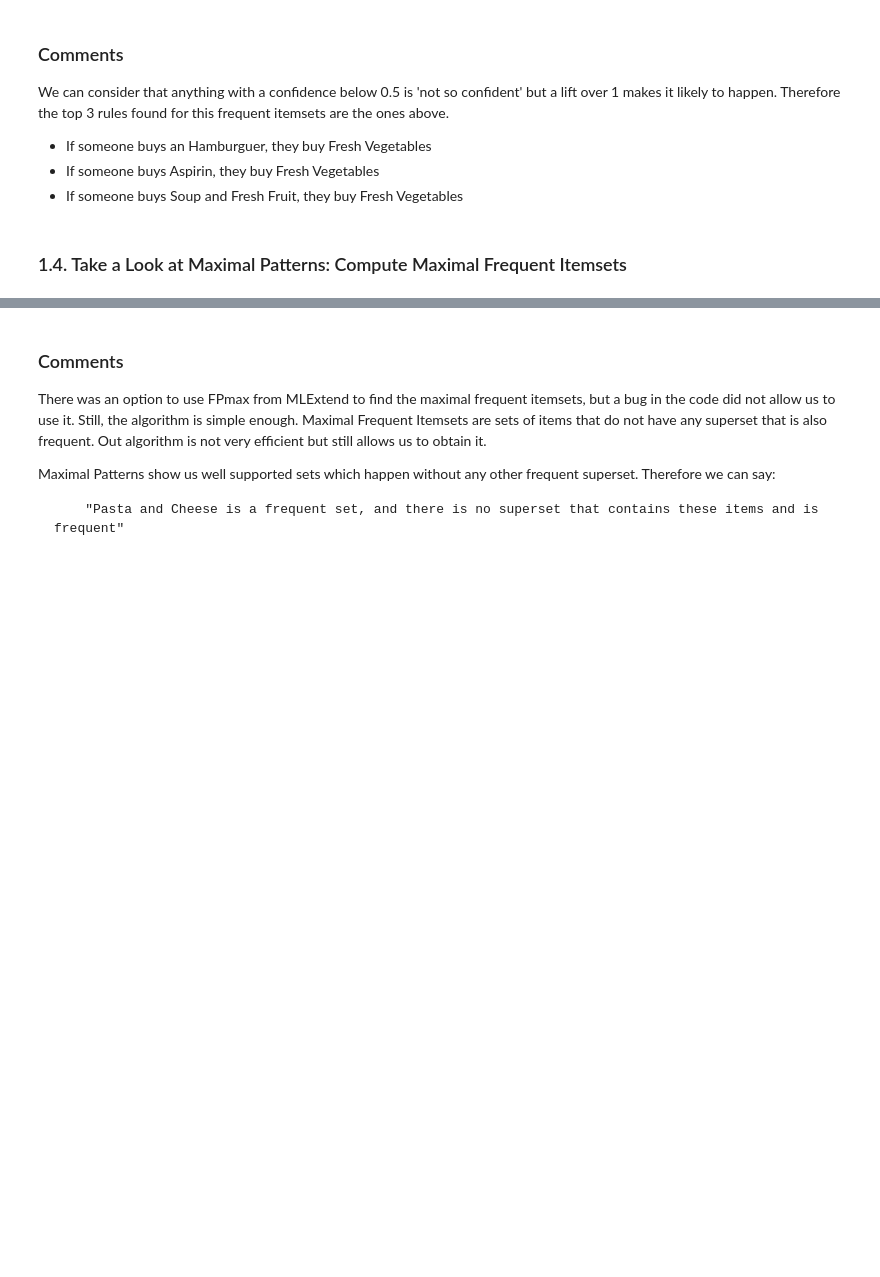
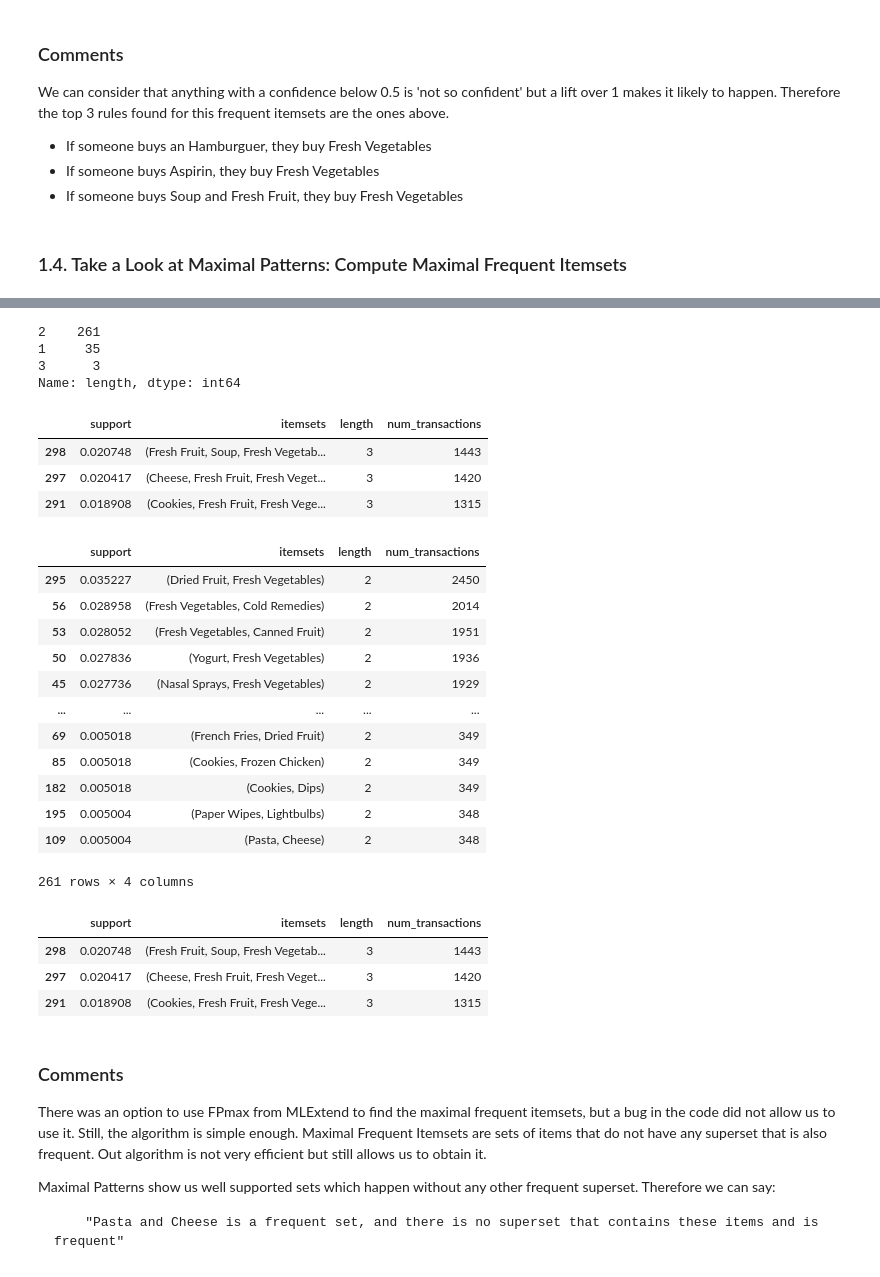
Before and after one commit to Gustavo-SF/DataMining-Project-1, a Jupyter notebook: PD_201920_Project.ipynb, the cells around one changed output, grey strips where cells are left out. Cells and saved outputs as stored; diff of their text form; code cells hidden in the pictures; blank space fills up the shorter version.

```diff
--- a/PD_201920_Project.ipynb
+++ b/PD_201920_Project.ipynb
@@ -366,3 +377,46 @@ maximal_itemsets
+# %%
+from mlxtend.frequent_patterns import fpmax
+maximal_frequent_itemsets = fpmax(df_te, min_support=X, use_colnames=True)
+maximal_frequent_itemsets['length'] = maximal_frequent_itemsets['itemsets'].apply(lambda x: len(x))
+maximal_frequent_itemsets['num_transactions'] = [round(s*len(itemset)) for s in maximal_frequent_itemsets['support']]
+maximal_frequent_itemsets = maximal_frequent_itemsets.sort_values('support',ascending = False)
+# %%
+maximal_frequent_itemsets['length'].value_counts()
+# %% [output]
+2    261
+1     35
+3      3
+Name: length, dtype: int64
+# %%
+maximal_frequent_itemsets[maximal_frequent_itemsets['length']==3]
+# %% [output]
+|  | support | itemsets | length | num_transactions |
+| 298 | 0.020748 | (Fresh Fruit, Soup, Fresh Vegetab... | 3 | 1443 |
+| 297 | 0.020417 | (Cheese, Fresh Fruit, Fresh Veget... | 3 | 1420 |
+| 291 | 0.018908 | (Cookies, Fresh Fruit, Fresh Vege... | 3 | 1315 |
+# %%
+maximal_frequent_itemsets[maximal_frequent_itemsets['length'] == 2]
+# %% [output]
+|  | support | itemsets | length | num_transactions |
+| 295 | 0.035227 | (Dried Fruit, Fresh Vegetables) | 2 | 2450 |
+| 56 | 0.028958 | (Fresh Vegetables, Cold Remedies) | 2 | 2014 |
+| 53 | 0.028052 | (Fresh Vegetables, Canned Fruit) | 2 | 1951 |
+| 50 | 0.027836 | (Yogurt, Fresh Vegetables) | 2 | 1936 |
+| 45 | 0.027736 | (Nasal Sprays, Fresh Vegetables) | 2 | 1929 |
+| ... | ... | ... | ... | ... |
+| 69 | 0.005018 | (French Fries, Dried Fruit) | 2 | 349 |
+| 85 | 0.005018 | (Cookies, Frozen Chicken) | 2 | 349 |
+| 182 | 0.005018 | (Cookies, Dips) | 2 | 349 |
+| 195 | 0.005004 | (Paper Wipes, Lightbulbs) | 2 | 348 |
+| 109 | 0.005004 | (Pasta, Cheese) | 2 | 348 |
+261 rows × 4 columns
+# %%
+maximal_frequent_itemsets[maximal_frequent_itemsets['length'] == 3]
+# %% [output]
+|  | support | itemsets | length | num_transactions |
+| 298 | 0.020748 | (Fresh Fruit, Soup, Fresh Vegetab... | 3 | 1443 |
+| 297 | 0.020417 | (Cheese, Fresh Fruit, Fresh Veget... | 3 | 1420 |
+| 291 | 0.018908 | (Cookies, Fresh Fruit, Fresh Vege... | 3 | 1315 |
 # %% [markdown]
 ### Comments
 
```
Also changed, not shown: parts of 12 cells of this notebook.
